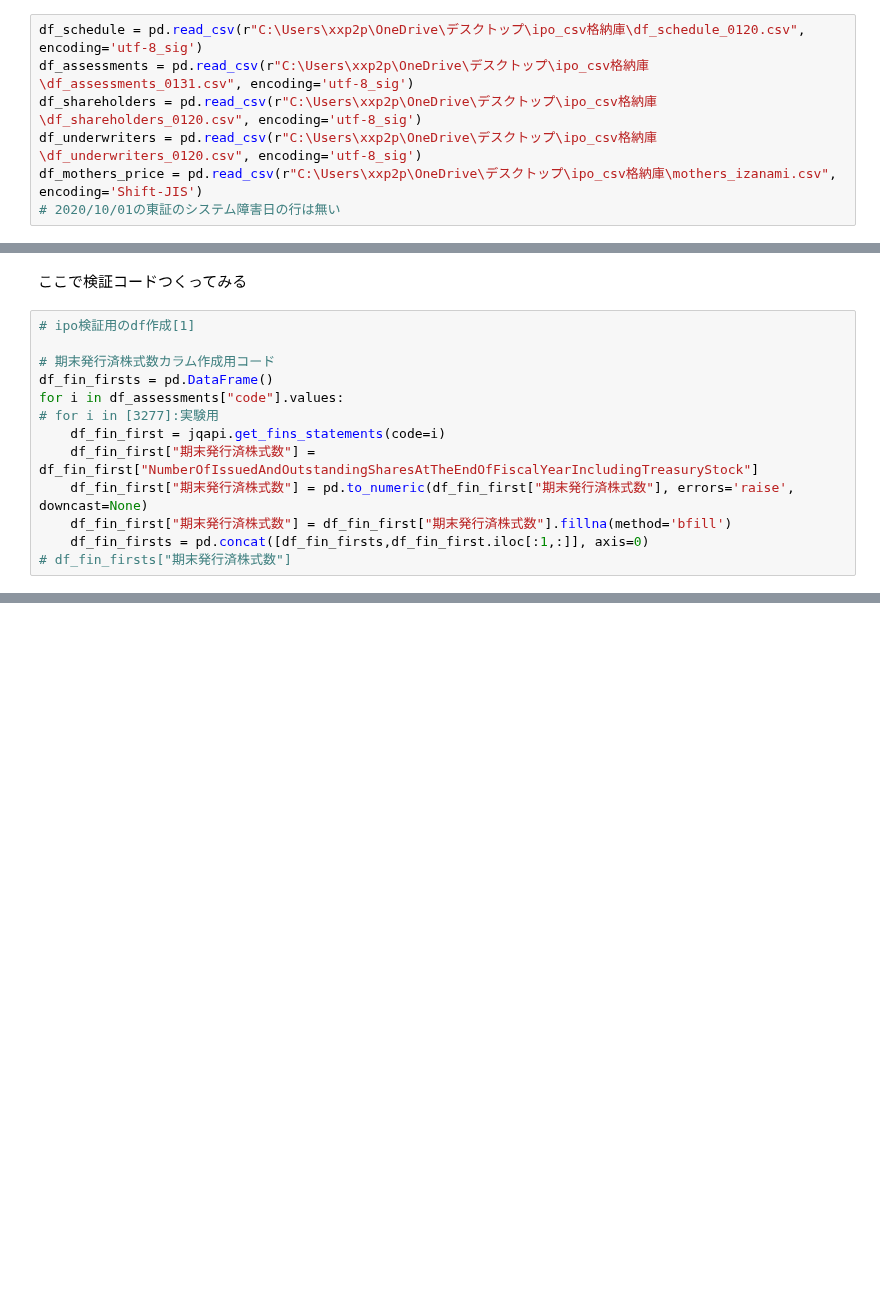
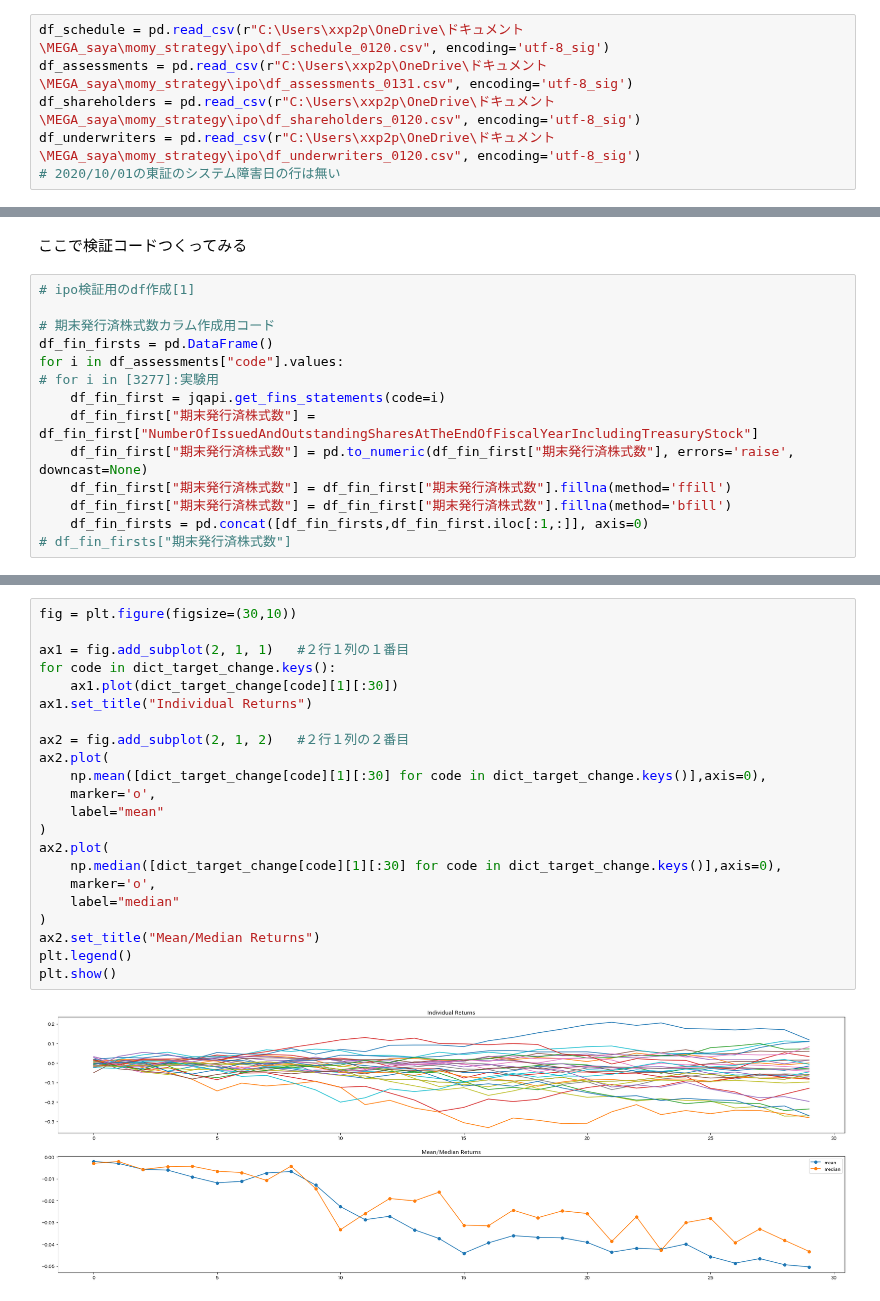
Before and after one commit to ryota1215/stock_tools, a Jupyter notebook: notebook/ipo_inspection.ipynb, the cells around one changed output, grey strips where cells are left out. Saved outputs shown, nothing was run; the diff lists cells and outputs as text; blank space fills up the shorter version.

Commit message:
#feat #32 visualyzation.pyに複数銘柄の可視化をmatplotlibを使用して関数を作成する
visualyzation.py関数作成するために可視化用にnotebook作成

```diff
--- a/notebook/ipo_inspection.ipynb
+++ b/notebook/ipo_inspection.ipynb
@@ -15,9 +178,8 @@ pd.set_option("display.max_rows", 1000)
 pd.set_option("display.max_columns", 1000)
 pd.set_option("display.width", 2000)
 # %%
-df_schedule = pd.read_csv(r"C:\Users\xxp2p\OneDrive\デスクトップ\ipo_csv格納庫\df_schedule_0120.csv", encoding='utf-8_sig')
-df_assessments = pd.read_csv(r"C:\Users\xxp2p\OneDrive\デスクトップ\ipo_csv格納庫\df_assessments_0131.csv", encoding='utf-8_sig')
-df_shareholders = pd.read_csv(r"C:\Users\xxp2p\OneDrive\デスクトップ\ipo_csv格納庫\df_shareholders_0120.csv", encoding='utf-8_sig')
-df_underwriters = pd.read_csv(r"C:\Users\xxp2p\OneDrive\デスクトップ\ipo_csv格納庫\df_underwriters_0120.csv", encoding='utf-8_sig')
-df_mothers_price = pd.read_csv(r"C:\Users\xxp2p\OneDrive\デスクトップ\ipo_csv格納庫\mothers_izanami.csv", encoding='Shift-JIS')
+df_schedule = pd.read_csv(r"C:\Users\xxp2p\OneDrive\ドキュメント\MEGA_saya\momy_strategy\ipo\df_schedule_0120.csv", encoding='utf-8_sig')
+df_assessments = pd.read_csv(r"C:\Users\xxp2p\OneDrive\ドキュメント\MEGA_saya\momy_strategy\ipo\df_assessments_0131.csv", encoding='utf-8_sig')
+df_shareholders = pd.read_csv(r"C:\Users\xxp2p\OneDrive\ドキュメント\MEGA_saya\momy_strategy\ipo\df_shareholders_0120.csv", encoding='utf-8_sig')
+df_underwriters = pd.read_csv(r"C:\Users\xxp2p\OneDrive\ドキュメント\MEGA_saya\momy_strategy\ipo\df_underwriters_0120.csv", encoding='utf-8_sig')
 # 2020/10/01の東証のシステム障害日の行は無い
@@ -76,6 +221,7 @@ for i in df_assessments["code"].values:
     df_fin_first = jqapi.get_fins_statements(code=i)
     df_fin_first["期末発行済株式数"] = df_fin_first["NumberOfIssuedAndOutstandingSharesAtTheEndOfFiscalYearIncludingTreasuryStock"]
     df_fin_first["期末発行済株式数"] = pd.to_numeric(df_fin_first["期末発行済株式数"], errors='raise', downcast=None)
+    df_fin_first["期末発行済株式数"] = df_fin_first["期末発行済株式数"].fillna(method='ffill')
     df_fin_first["期末発行済株式数"] = df_fin_first["期末発行済株式数"].fillna(method='bfill')
     df_fin_firsts = pd.concat([df_fin_firsts,df_fin_first.iloc[:1,:]], axis=0)
 # df_fin_firsts["期末発行済株式数"]
@@ -242,0 +370,24 @@ np.mean(np.mean(mothers_oc_change_downflag_list,axis=0))
+# %%
+fig = plt.figure(figsize=(30,10))
+
+ax1 = fig.add_subplot(2, 1, 1)   #２行１列の１番目
+for code in dict_target_change.keys():
+    ax1.plot(dict_target_change[code][1][:30])
+ax1.set_title("Individual Returns")
+
+ax2 = fig.add_subplot(2, 1, 2)   #２行１列の２番目
+ax2.plot(
+    np.mean([dict_target_change[code][1][:30] for code in dict_target_change.keys()],axis=0),
+    marker='o',
+    label="mean"
+)
+ax2.plot(
+    np.median([dict_target_change[code][1][:30] for code in dict_target_change.keys()],axis=0),
+    marker='o',
+    label="median"
+)
+ax2.set_title("Mean/Median Returns")
+plt.legend()
+plt.show()
+# %% [output]
+[figure, added]
```
Also changed, not shown: parts of 38 cells of this notebook.
